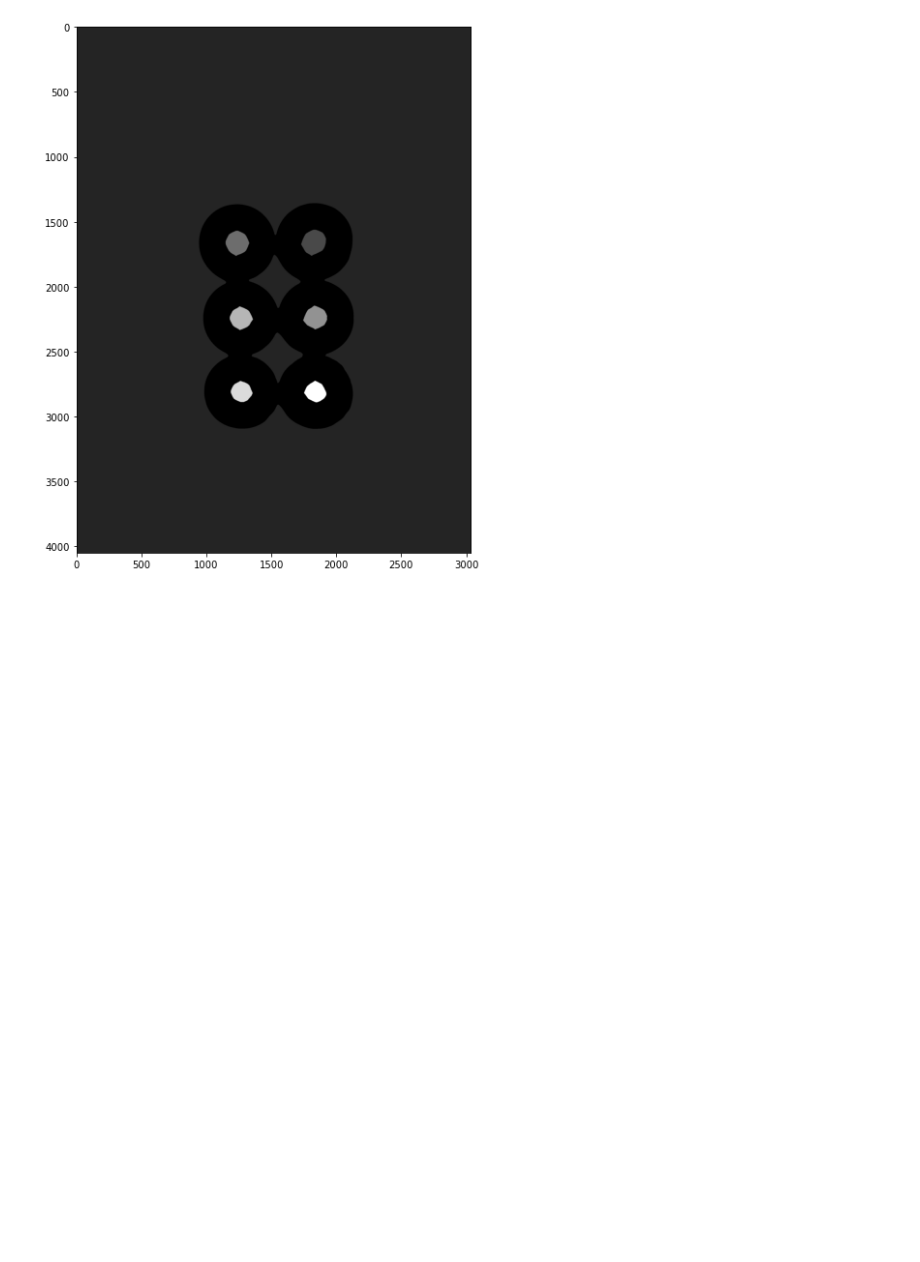
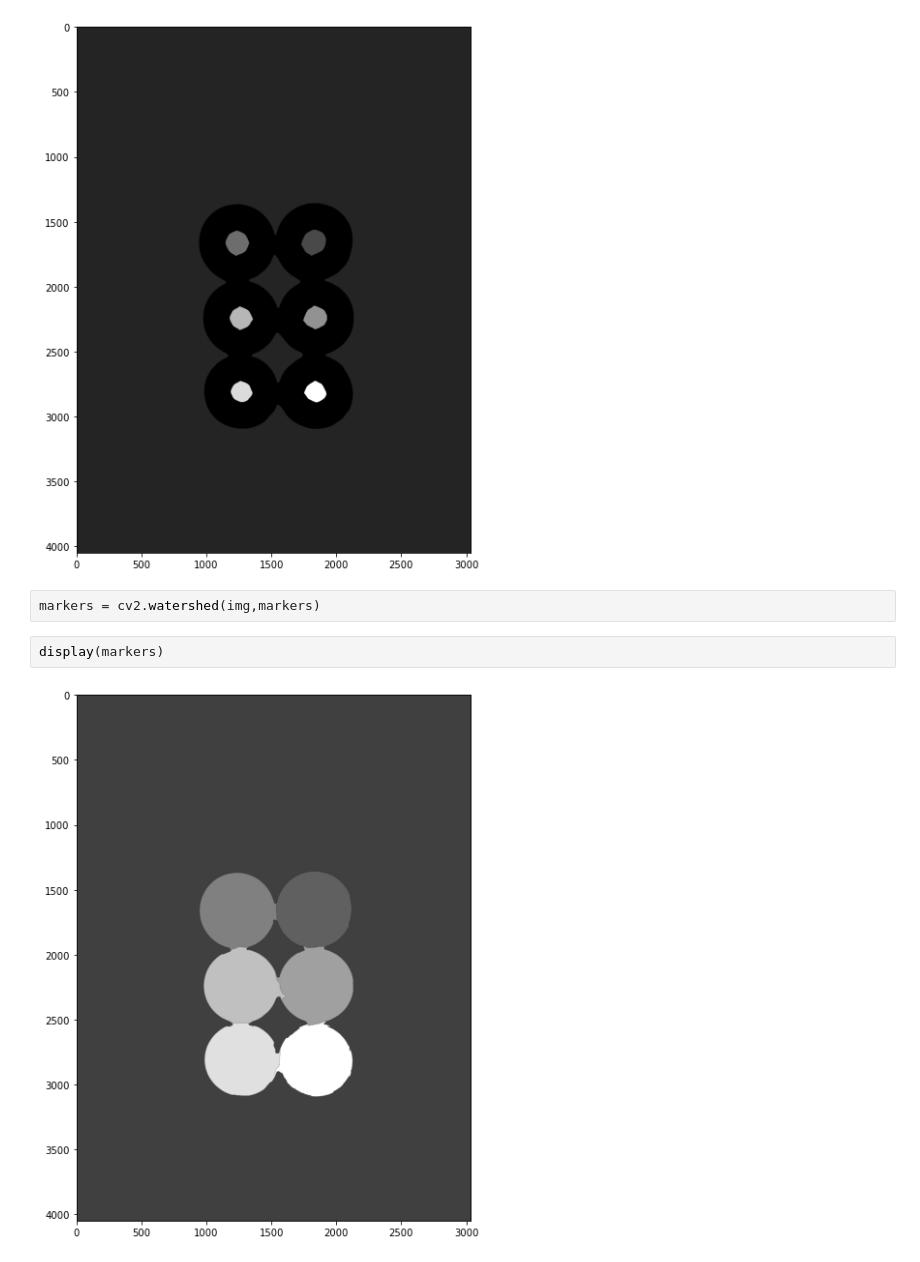
Before and after one commit to Zahed-Golabi/Computer-Vision, a Jupyter notebook: 5. Object Detection with Opencv/Watershed Algorithm.ipynb, the cells around one changed output. Saved outputs shown, nothing was run; the diff lists cells and outputs as text; blank space fills up the shorter version.

```diff
--- a/5. Object Detection with Opencv/Watershed Algorithm.ipynb
+++ b/5. Object Detection with Opencv/Watershed Algorithm.ipynb
@@ -131,3 +131,9 @@ markers[unknown==255] = 0
 display(markers)
 # %% [output]
 [figure]
+# %%
+markers = cv2.watershed(img,markers)
+# %%
+display(markers)
+# %% [output]
+[figure, added]
```
Also changed, not shown: parts of 2 cells of this notebook.
